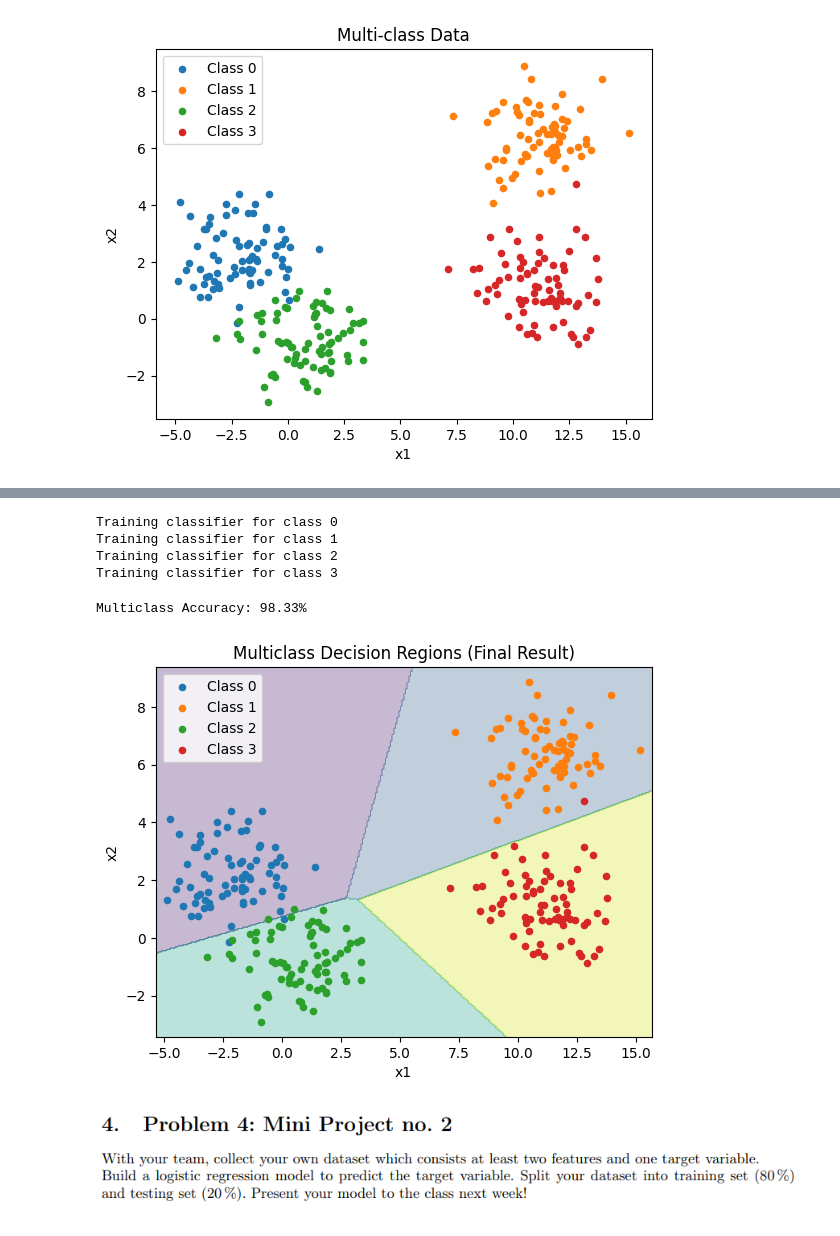
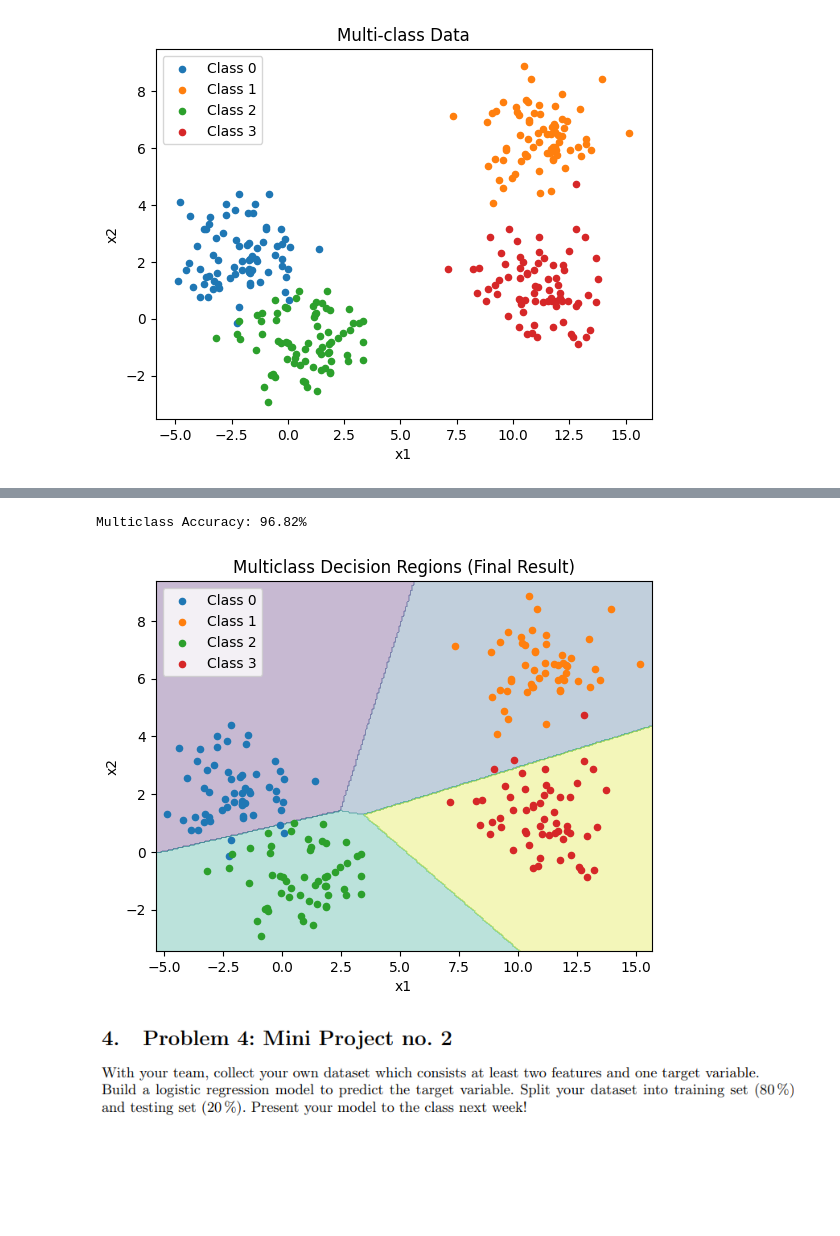
Before and after one commit to i-eat-tea/IML, a Jupyter notebook: TP3_group1/Logistic_Regrssion.ipynb, the cells around one changed output, grey strips where cells are left out. Saved outputs shown, nothing was run; the diff lists cells and outputs as text; code cells hidden in the pictures; blank space fills up the shorter version.

```diff
--- a/TP3_group1/Logistic_Regrssion.ipynb
+++ b/TP3_group1/Logistic_Regrssion.ipynb
@@ -357,7 +379,10 @@ data.head()
 # %%
 X = data[['x1', 'x2']].values
 y = data['class'].values
-
+X_train = X[:80]
+y_train = y[:80]
+X_test = X[80:]
+y_test = y[80:]
 classes = np.unique(y)
 num_classes = len(classes)
 print(f"Unique classes: {classes}")
@@ -425,0 +402,17 @@ def gradient_descent(X, y, alpha, iterations):
+# %%
+weights = []
+biases = []
+
+for c in classes:
+    print(f"Training classifier for class {c}")
+
+    # Create binary labels
+    y_binary = (y == c).astype(int)
+
+    w, b = gradient_descent(X_train, y_binary[:80], alpha=0.1, iterations=1000)
+
+    weights.append(w)
+    biases.append(b)
+
+weights = np.array(weights)
+biases = np.array(biases)
@@ -433,28 +444,6 @@ def predict_prob(X, w, b):
         probs[i] = sigmoid(z)
 
     return probs
-# %%
-weights = []
-biases = []
-
-for c in classes:
-    print(f"Training classifier for class {c}")
-
-    # Create binary labels
-    y_binary = (y == c).astype(int)
-
-    w, b = gradient_descent(X, y_binary, alpha=0.1, iterations=1000)
-
-    weights.append(w)
-    biases.append(b)
-
-weights = np.array(weights)
-biases = np.array(biases)
-# %% [output]
-Training classifier for class 0
-Training classifier for class 1
-Training classifier for class 2
-Training classifier for class 3
 # %%
 #predict multiclass
 def predict_multiclass(X, weights, biases):
@@ -467,41 +456,41 @@ def predict_multiclass(X, weights, biases):
 
     return np.argmax(probs, axis=1)
 # %%
-predictions = predict_multiclass(X, weights, biases)
+predictions = predict_multiclass(X_test, weights, biases)
 
-accuracy = np.mean(predictions == y) * 100
+accuracy = np.mean(predictions == y_test) * 100
 print(f"\nMulticlass Accuracy: {accuracy:.2f}%")
 # %% [output]
-Multiclass Accuracy: 98.33%
+Multiclass Accuracy: 96.82%
 # %%
 # Plot decision regions
 x1_min, x1_max = X[:, 0].min() - 0.5, X[:, 0].max() + 0.5
 x2_min, x2_max = X[:, 1].min() - 0.5, X[:, 1].max() + 0.5
 
 xx1, xx2 = np.meshgrid(
     np.linspace(x1_min, x1_max, 300),
     np.linspace(x2_min, x2_max, 300)
 )
 
 grid = np.c_[xx1.ravel(), xx2.ravel()]
 
 # Predict class for each grid point
 Z = predict_multiclass(grid, weights, biases)
 Z = Z.reshape(xx1.shape)
 
 # Plot decision regions
 plt.contourf(xx1, xx2, Z, alpha=0.3)
 
 # Plot actual data points
 for c in classes:
-    plt.scatter(X[y == c, 0], X[y == c, 1], label=f'Class {c}', s=20)
+    plt.scatter(X_test[y_test == c, 0], X_test[y_test == c, 1], label=f'Class {c}', s=20)
 
 plt.xlabel('x1')
 plt.ylabel('x2')
 plt.title('Multiclass Decision Regions (Final Result)')
 plt.legend()
 plt.show()
 # %% [output]
-[figure, old version]
+[figure, new version]
 # %% [markdown]
 ![image.png](attachment:image.png)
```
Also changed, not shown: parts of 16 cells of this notebook.
